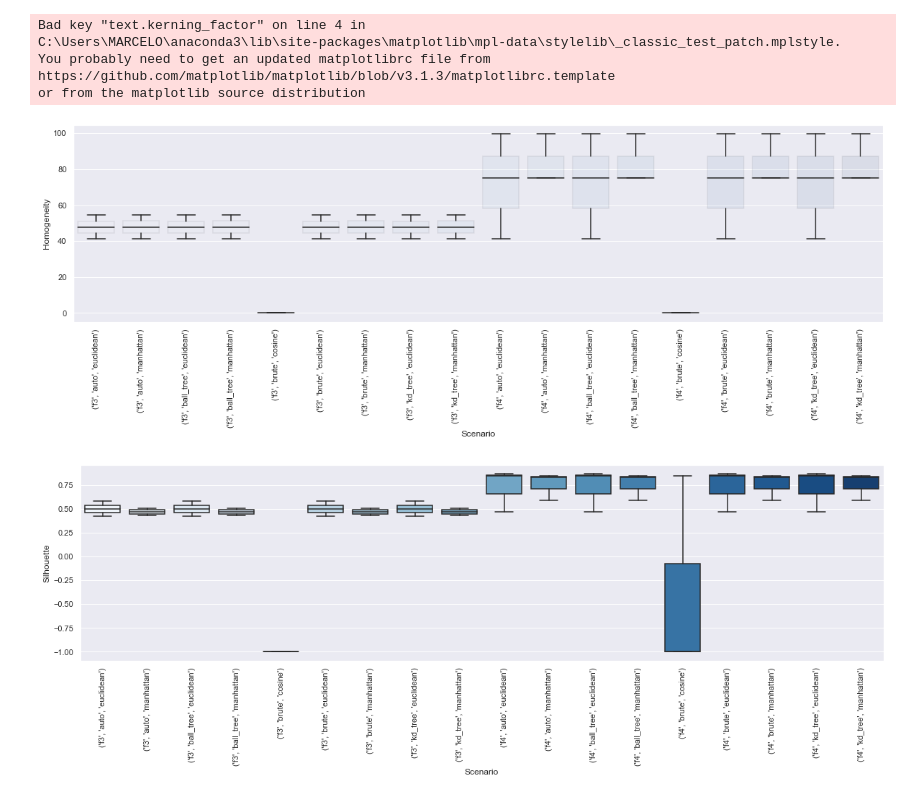
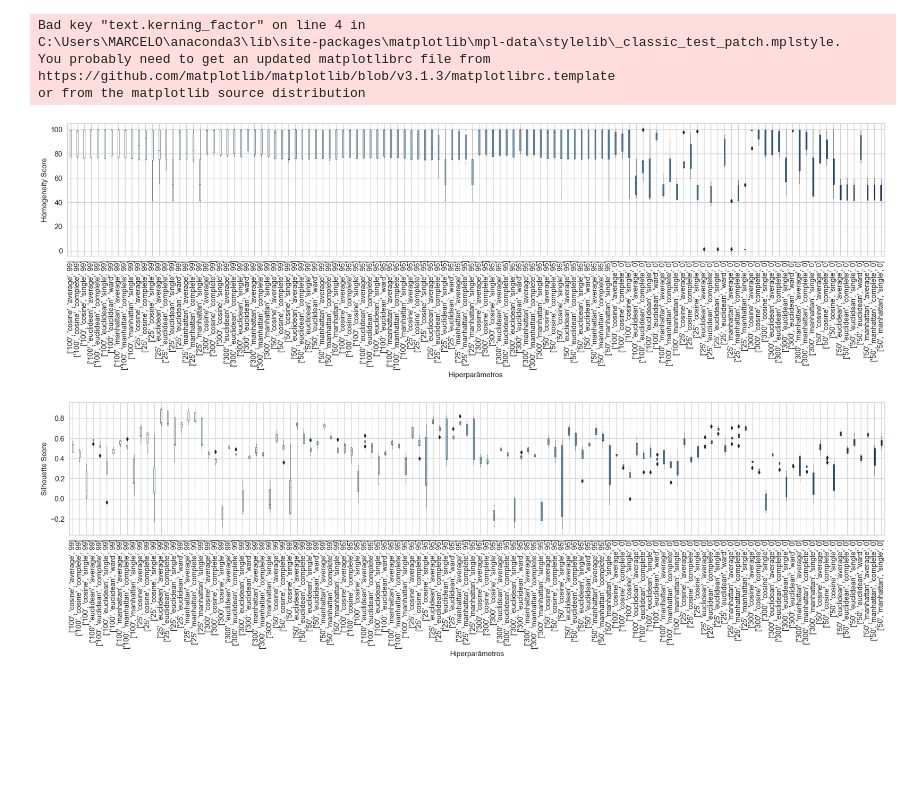
Before and after one commit to marcelomamc88/framework_evolutivo_fdi, a Jupyter notebook: clusterer/agglomerative_parse_output.ipynb, the cells around one changed output. Cells and saved outputs as stored; diff of their text form; code cells hidden in the pictures; blank space fills up the shorter version.

```diff
--- a/clusterer/agglomerative_parse_output.ipynb
+++ b/clusterer/agglomerative_parse_output.ipynb
@@ -75,19 +77,62 @@ for g in grouped.groups.keys():
     homogeneity.append(grouped.get_group(g)['homogeneity'].to_list())
 
     keys.append(g)
+# %%
+silhouette_99 = copy.deepcopy(silhouette)
+homogeneity_99 = copy.deepcopy(homogeneity)
+keys_99 = []
+for t in keys:
+    e = list(t)
+    e.append(99)
+    keys_99.append(e)
+keys_99 = tuple(keys_99)
+# %%
+silhouette_95 = copy.deepcopy(silhouette)
+homogeneity_95 = copy.deepcopy(homogeneity)
+keys_95 = []
+for t in keys:
+    e = list(t)
+    e.append(95)
+    keys_95.append(e)
+keys_95 = tuple(keys_95)
+# %%
+silhouette_without = copy.deepcopy(silhouette)
+homogeneity_without = copy.deepcopy(homogeneity)
+keys_without = []
+for t in keys:
+    e = list(t)
+    e.append(0)
+    keys_without.append(e)
+keys_without = tuple(keys_without)
+# %%
+silhouette = silhouette_99 + silhouette_95 + silhouette_without
+homogeneity = homogeneity_99 + homogeneity_95 + homogeneity_without
+keys = keys_99 + keys_95 + keys_without
 # %%
-sns.set(rc={'figure.figsize':(20,5)})
-ax = sns.boxplot(data=homogeneity, palette='Blues',boxprops=dict(alpha=0.08))
-ax.set(xlabel='Scenario', ylabel='Homogeneity')
+sns.set(rc={'figure.figsize':(30,5)})
+sns.set_style("whitegrid")
+ax = sns.boxplot(data=homogeneity, palette='Blues', width=.2, linewidth = 0.5)
+ax.set_xlabel("Hiperparâmetros",fontsize=fontsize_xylabel)
+ax.set_ylabel("Homogeneity Score",fontsize=fontsize_xylabel)
+ax.tick_params(labelsize=fontsize_tick)
 ax.set_xticklabels(keys, rotation=90)
-pp = 0
+ax.grid(True)
+
+fig = ax.get_figure()
+fig.savefig("../charts/6_cluster_aggclus_hiperparametros_homogeneity_boxplot.pdf", bbox_inches='tight')
 # %% [output]
-[figure, old version]
+[figure, new version]
 # %%
-sns.set(rc={'figure.figsize':(20,5)})
-ax = sns.boxplot(data=silhouette, palette='Blues')
-ax.set(xlabel='Scenario', ylabel='Silhouette')
+sns.set(rc={'figure.figsize':(30,5)})
+sns.set_style("whitegrid")
+ax = sns.boxplot(data=silhouette, palette='Blues', width=.2, linewidth = 0.5)
+ax.set_xlabel("Hiperparâmetros",fontsize=fontsize_xylabel)
+ax.set_ylabel("Silhouette Score",fontsize=fontsize_xylabel)
+ax.tick_params(labelsize=fontsize_tick)
 ax.set_xticklabels(keys, rotation=90)
-pp = 0
+ax.grid(True)
+
+fig = ax.get_figure()
+fig.savefig("../charts/6_cluster_aggclus_hiperparametros_silhouette_boxplot.pdf", bbox_inches='tight')
 # %% [output]
-[figure, old version]
+[figure, new version]
```
Also changed, not shown: parts of 3 cells of this notebook, 23 other files.
